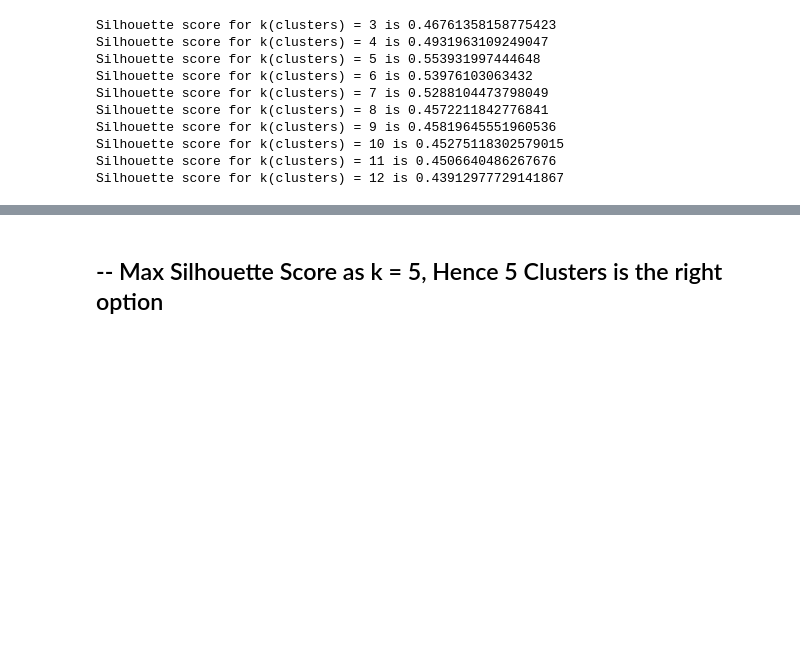
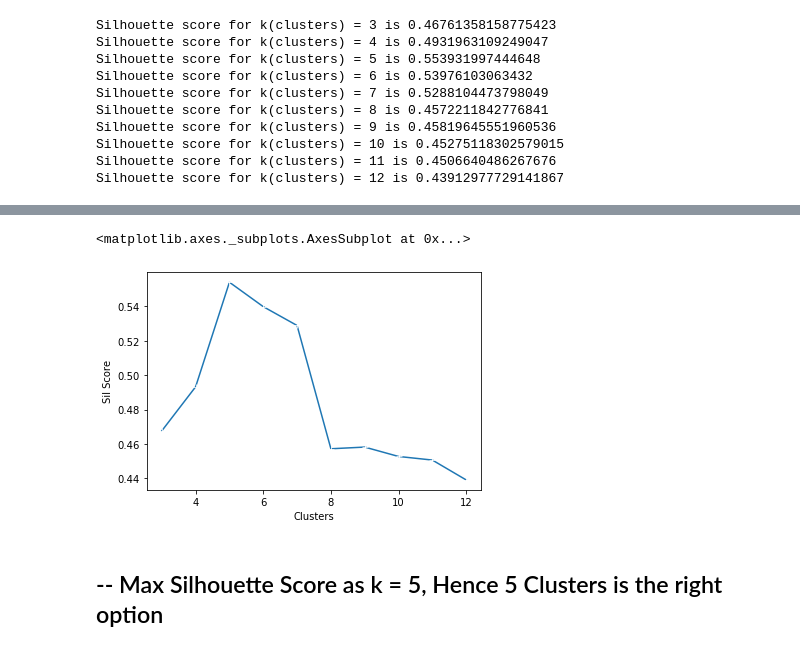
Before and after one commit to KunaalNaik/DSM_Clustering, a Jupyter notebook: completed/p2-sklearn-k-means-elbow-and-silhouette-method.ipynb, the cells around one changed output, grey strips where cells are left out. Cells and saved outputs as stored; diff of their text form; code cells hidden in the pictures; blank space fills up the shorter version.

Commit message:
Kaggle Notebook | P2: sklearn K-Means (Elbow and Silhouette Method) | Version 6

```diff
--- a/completed/p2-sklearn-k-means-elbow-and-silhouette-method.ipynb
+++ b/completed/p2-sklearn-k-means-elbow-and-silhouette-method.ipynb
@@ -99,8 +99,12 @@ sns.scatterplot(x = 'Clusters', y = 'WSS', data = mycenters, marker="+")
 # %%
 import sklearn.metrics as metrics
 # %%
-for i in range(3,13):
+SK = range(3,13)
+sil_score = []
+for i in SK:
     labels=cluster.KMeans(n_clusters=i,init="k-means++",random_state=200).fit(df_Short).labels_
+    score = metrics.silhouette_score(df_Short,labels,metric="euclidean",sample_size=1000,random_state=200)
+    sil_score.append(score)
     print ("Silhouette score for k(clusters) = "+str(i)+" is "
            +str(metrics.silhouette_score(df_Short,labels,metric="euclidean",sample_size=1000,random_state=200)))
 # %% [output]
@@ -114,3 +118,6 @@ Silhouette score for k(clusters) = 9 is 0.45819645551960536
 Silhouette score for k(clusters) = 10 is 0.45275118302579015
 Silhouette score for k(clusters) = 11 is 0.4506640486267676
 Silhouette score for k(clusters) = 12 is 0.43912977729141867
+# %%
+sil_centers = pd.DataFrame({'Clusters' : SK, 'Sil Score' : sil_score})
+sil_centers
@@ -117,3 +136,8 @@ Silhouette score for k(clusters) = 12 is 0.43912977729141867
+# %%
+sns.lineplot(x = 'Clusters', y = 'Sil Score', data = sil_centers, marker="+")
+# %% [output]
+<matplotlib.axes._subplots.AxesSubplot at 0x...>
+[figure, added]
 # %% [markdown]
 ## -- Max Silhouette Score as k = 5, Hence 5 Clusters is the right option
 # %% [markdown]
```
Also changed, not shown: parts of 7 cells of this notebook.
